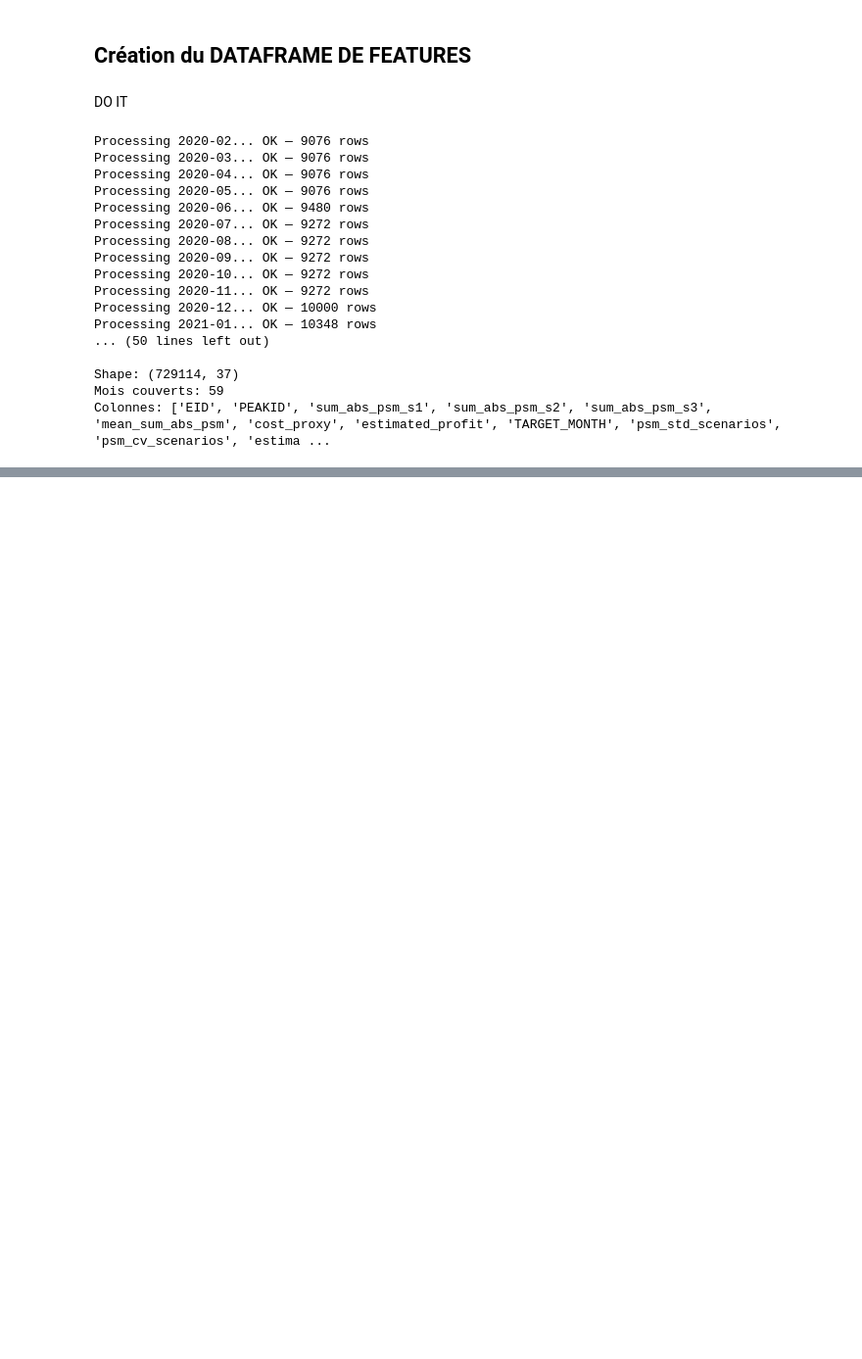
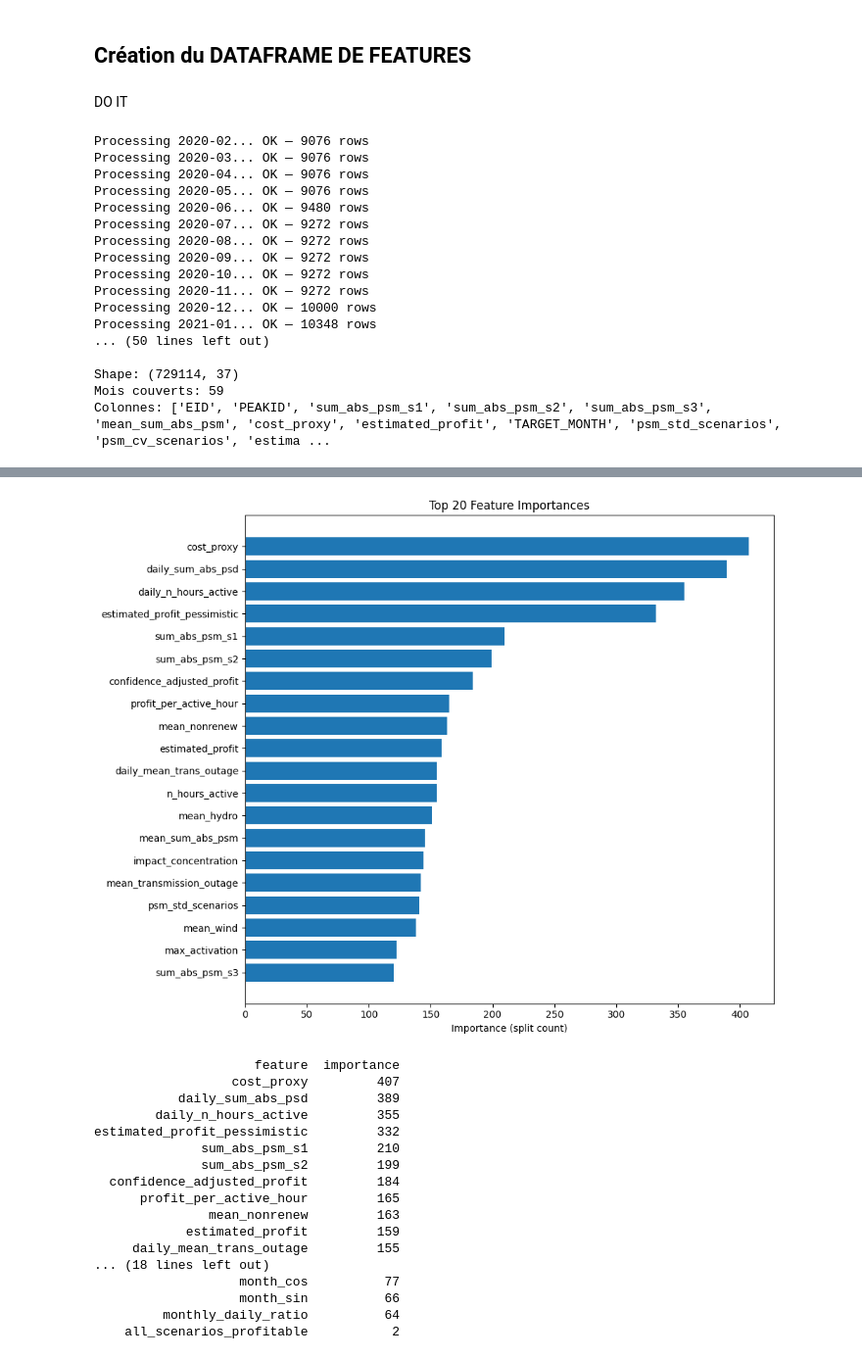
Before and after one commit to MPelland-programming/DataChallenge2026, a Jupyter notebook: experimentation_cristian/experimentation_cristian.ipynb, the cells around one changed output, grey strips where cells are left out. Shown at 98% size. Drawn from its saved outputs; the diff is of its cells as text; code cells hidden in the pictures; blank space fills up the shorter version.

```diff
--- a/experimentation_cristian/experimentation_cristian.ipynb
+++ b/experimentation_cristian/experimentation_cristian.ipynb
@@ -1916,0 +2141,21 @@ Colonnes: ['EID', 'PEAKID', 'sum_abs_psm_s1', 'sum_abs_psm_s2', 'sum_abs_psm_s3'
+# %%
+print(f"Avant filtre: {len(df):,} rows")
+df_filtered = df[(df['mean_sum_abs_psm'] > 0) | (df['cost_proxy'] > 0)].copy()
+print(f"Après filtre: {len(df_filtered):,} rows ({len(df_filtered)/len(df):.1%})")
+print(f"Taux profitable avant: {df['label'].mean():.2%}")
+print(f"Taux profitable après: {df_filtered['label'].mean():.2%}")
+
+print("\nWalk-forward en cours...\n")
+predictions_filtered, last_model = walk_forward_predict(df_filtered, start_predict='2022-01')
+
+# Résumé comparatif
+monthly = predictions_filtered.groupby('TARGET_MONTH').apply(
+    lambda x: pd.Series({
+        'precision_top50': x.nlargest(50, 'predicted_profit')['label'].mean(),
+        'profit_top50': x.nlargest(50, 'predicted_profit')['PROFIT'].sum(),
+    })
+).reset_index()
+
+print(f"\n{'='*60}")
+print(f"Précision moyenne top-50: {monthly['precision_top50'].mean():.0%}")
+print(f"Profit total: {monthly['profit_top50'].sum():,.0f}")
@@ -1916,0 +2186,37 @@ Colonnes: ['EID', 'PEAKID', 'sum_abs_psm_s1', 'sum_abs_psm_s2', 'sum_abs_psm_s3'
+# %%
+import lightgbm as lgb
+
+# Feature importance du dernier modèle
+importance = pd.DataFrame({
+    'feature': FEATURE_COLS,
+    'importance': last_model.feature_importances_
+}).sort_values('importance', ascending=False)
+
+fig, ax = plt.subplots(figsize=(10, 8))
+ax.barh(importance['feature'][:20], importance['importance'][:20])
+ax.set_xlabel('Importance (split count)')
+ax.set_title('Top 20 Feature Importances')
+ax.invert_yaxis()
+plt.tight_layout()
+plt.show()
+
+print(importance.to_string(index=False))
+# %% [output]
+[figure, added]
+                     feature  importance
+                  cost_proxy         407
+           daily_sum_abs_psd         389
+        daily_n_hours_active         355
+estimated_profit_pessimistic         332
+              sum_abs_psm_s1         210
+              sum_abs_psm_s2         199
+  confidence_adjusted_profit         184
+      profit_per_active_hour         165
+               mean_nonrenew         163
+            estimated_profit         159
+     daily_mean_trans_outage         155
+... (18 lines left out)
+                   month_cos          77
+                   month_sin          66
+         monthly_daily_ratio          64
+    all_scenarios_profitable           2
```
Also changed, not shown: parts of 39 cells of this notebook.
